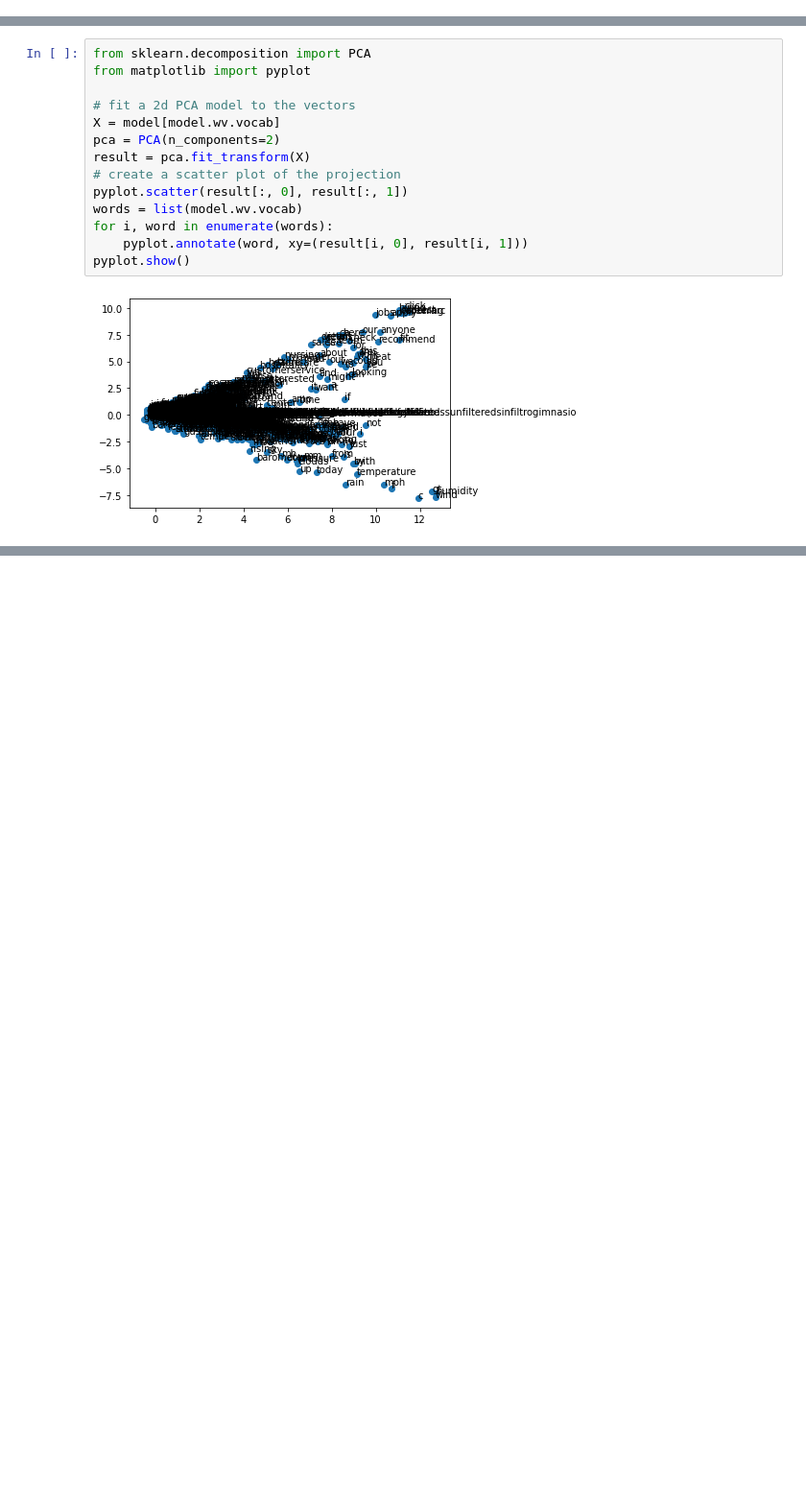
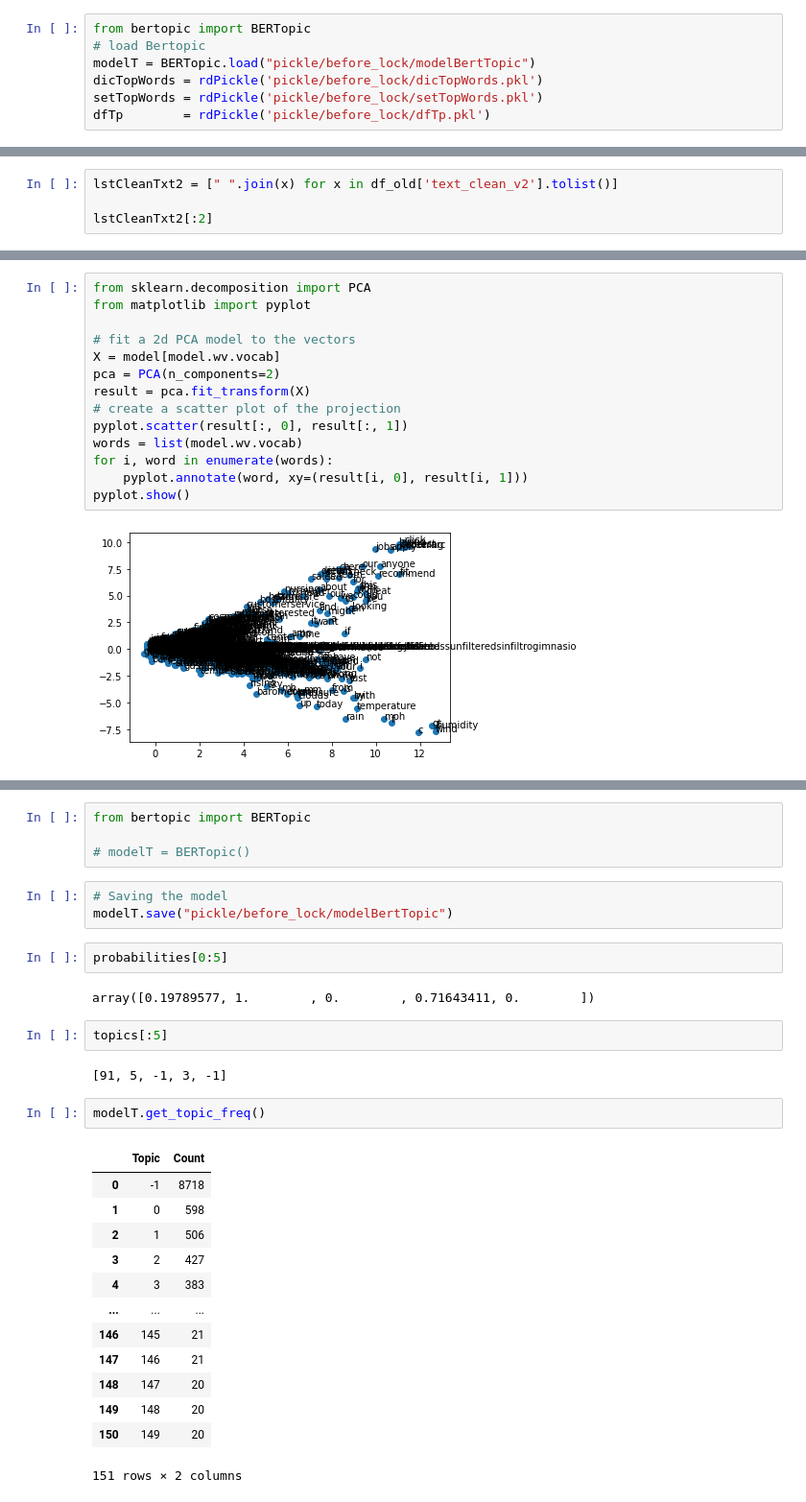
Before and after one commit to mahmuduzzaman/topicModelingPaper, a Jupyter notebook: 2017 - Covid Topic Modeling Demonstration.ipynb, the cells around one changed output, grey strips where cells are left out. Shown at 96% size. Drawn from its saved outputs; the diff is of its cells as text; blank space fills up the shorter version.

```diff
--- a/2017 - Covid Topic Modeling Demonstration.ipynb
+++ b/2017 - Covid Topic Modeling Demonstration.ipynb
@@ -52 +55,8 @@ lstTextToken_org    = rdPickle('pickle/before_lock/lstTextToken_org.pkl')
+# %%
+from bertopic import BERTopic
+# load Bertopic
+modelT = BERTopic.load("pickle/before_lock/modelBertTopic")
+dicTopWords = rdPickle('pickle/before_lock/dicTopWords.pkl')
+setTopWords = rdPickle('pickle/before_lock/setTopWords.pkl')
+dfTp        = rdPickle('pickle/before_lock/dfTp.pkl')
 # %%
@@ -364,0 +385,4 @@ lstTextToken_org[:10], len(lstTextToken_org)
+# %%
+lstCleanTxt2 = [" ".join(x) for x in df_old['text_clean_v2'].tolist()]
+
+lstCleanTxt2[:2]
@@ -809,0 +1034,31 @@ pyplot.show()
+# %%
+from bertopic import BERTopic
+
+# modelT = BERTopic()
+# %%
+# Saving the model
+modelT.save("pickle/before_lock/modelBertTopic")
+# %%
+probabilities[0:5]
+# %% [output]
+array([0.19789577, 1.        , 0.        , 0.71643411, 0.        ])
+# %%
+topics[:5]
+# %% [output]
+[91, 5, -1, 3, -1]
+# %%
+modelT.get_topic_freq()
+# %% [output]
+|  | Topic | Count |
+| 0 | -1 | 8718 |
+| 1 | 0 | 598 |
+| 2 | 1 | 506 |
+| 3 | 2 | 427 |
+| 4 | 3 | 383 |
+| ... | ... | ... |
+| 146 | 145 | 21 |
+| 147 | 146 | 21 |
+| 148 | 147 | 20 |
+| 149 | 148 | 20 |
+| 150 | 149 | 20 |
+151 rows × 2 columns
```
Also changed, not shown: parts of 35 cells of this notebook, 1 other file.
